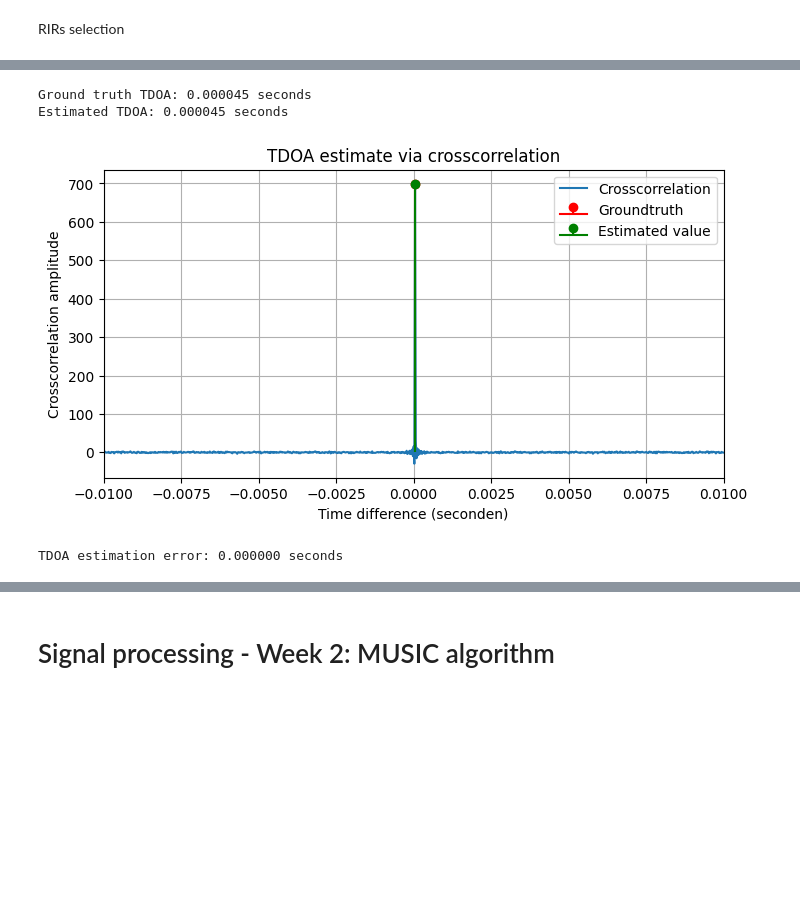
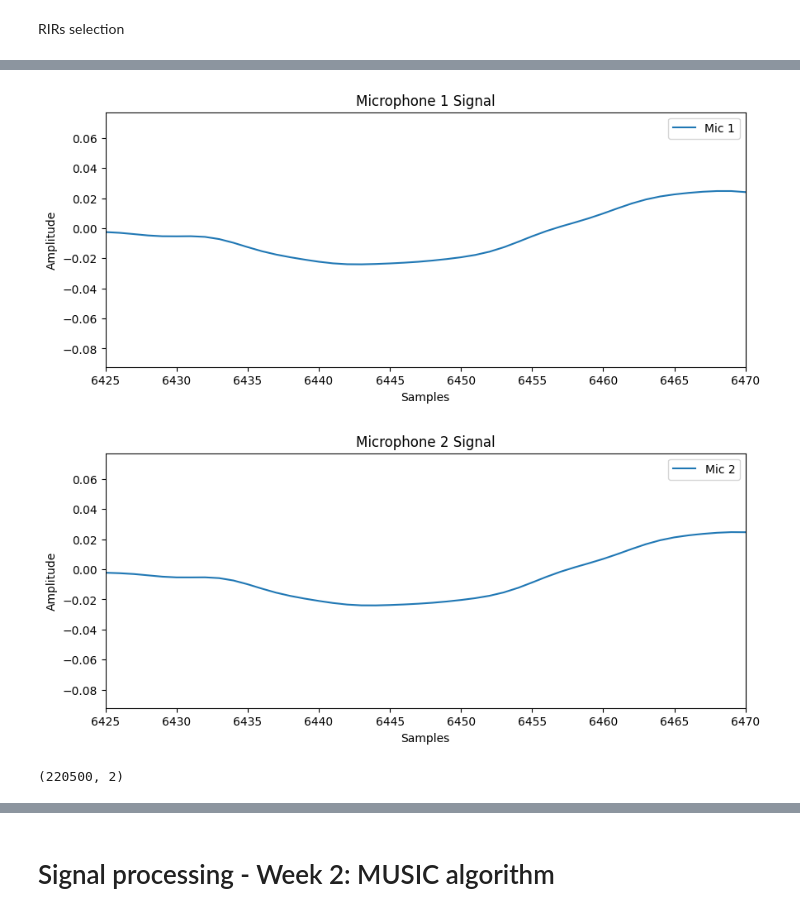
Before and after one commit to HeartUnderBladepyz/P-D-ISSP, a Jupyter notebook: notebook_skeleton.ipynb, the cells around one changed output, grey strips where cells are left out. Cells and saved outputs as stored; diff of their text form; code cells hidden in the pictures; blank space fills up the shorter version.

```diff
--- a/notebook_skeleton.ipynb
+++ b/notebook_skeleton.ipynb
@@ -187,3 +126,74 @@ plt.plot(mic[:,1])
+# %%
+# Part 2
+import scipy
+import numpy as np
+import soundfile as sf
+import scipy.signal as signal
+import sounddevice as sd
+
+def create_micsigs(target_audio_files, noise_audio_files, acousticScenario, T_s):
+    num_micro = acousticScenario.RIRsAudio.shape[1]   # number of microphones
+    # num_audio = acousticScenario.RIRsAudio.shape[2]   # number of audio sources
+    # num_noise = acousticScenario.RIRsNoise.shape[2]   # number of noise sources
+
+    fs = acousticScenario.fs
+    T_ds = int(T_s * fs)
+
+    # Load and resample target audio sources
+    speech_components = []
+    for file in target_audio_files:
+        speech, fs_audio = sf.read(file)
+        speech_resampled = signal.resample(speech, int(len(speech) * fs / fs_audio)) if fs != fs_audio else speech
+        speech_padded = np.pad(speech_resampled[:T_ds], (0, max(0, T_ds - len(speech_resampled))))
+        speech_components.append(speech_padded)
+
+    # Load and resample noise sources
+    noise_components = []
+    for file in noise_audio_files:
+        noise, fs_noise = sf.read(file)
+        noise_resampled = signal.resample(noise, int(len(noise) * fs / fs_noise)) if fs != fs_noise else noise
+        noise_padded = np.pad(noise_resampled[:T_ds], (0, max(0, T_ds - len(noise_resampled))))
+        noise_components.append(noise_padded)
+
+    mic_signals = np.zeros((T_ds, num_micro))
+    for mic_idx in range(num_micro):
+        mic_signal = np.zeros(T_ds)
+        for audio_idx, speech in enumerate(speech_components):
+            rir_speech = acousticScenario.RIRsAudio[:, mic_idx, audio_idx]
+            mic_signal += signal.fftconvolve(speech, rir_speech, mode='same')
+        for noise_idx, noise in enumerate(noise_components):
+            rir_noise = acousticScenario.RIRsNoise[:, mic_idx, noise_idx]
+            mic_signal += signal.fftconvolve(noise, rir_noise, mode='same')
+
+        mic_signals[:, mic_idx] = mic_signal
+
+    # Plot first two microphone signals
+    for mic_idx in range(num_micro):
+        plt.figure(figsize=(10, 4))
+        plt.plot(mic_signals[:, mic_idx], label=f'Mic {mic_idx + 1}')
+        plt.title(f"Microphone {mic_idx + 1} Signal")
+        # plt.xlim((6425,6470))
+        plt.xlabel("Samples")
+        plt.ylabel("Amplitude")
+        plt.legend()
+        plt.show()
+
+    return mic_signals, speech_components, noise_components
+
+Time_duration = 5
+mic, speech, noise = create_micsigs(["C:/Users/uprub/Documents/PandD/pandd2023-base/sound_files/speech1.wav"], [], acousticScenario, Time_duration)
+
+# sd.play(speech1[0:fs*1], fs)
+# sd.play(mic[:,0], fs)
+
+print(mic.shape)
+# Play the first microphone signal
+sd.play(mic[:, 0], samplerate=acousticScenario.fs)
+sd.wait()  # Wait until playback finishes
+# %% [output]
+[figure, added]
+[figure, added]
+(220500, 2)
 # %%
 #Part 3
 import numpy as np
@@ -227,12 +237,7 @@ def TDOA_corr(audio1_name, audio2_name, noise_name, acousticScenario):
   error = np.abs(estimated_TDOA - ground_truth_TDOA)
   print(f"TDOA estimation error: {error:.6f} seconds")
 
-TDOA_corr(ROOTPATH_sound + '/whitenoise_signal_1.wav',ROOTPATH_sound + '/whitenoise_signal_2.wav',ROOTPATH_sound + "/Babble_noise1.wav", acousticScenario)
+TDOA_corr('F:\KU Leuven\courses\P&D ISSP\project\panddissp-base-main\sound_files\whitenoise_signal_1.wav', 'F:\KU Leuven\courses\P&D ISSP\project\panddissp-base-main\sound_files\whitenoise_signal_2.wav',"F:\KU Leuven\courses\P&D ISSP\project\panddissp-base-main\sound_files\Babble_noise1.wav", acousticScenario)
-# %% [output]
-Ground truth TDOA: 0.000045 seconds
-Estimated TDOA: 0.000045 seconds
-[figure, removed]
-TDOA estimation error: 0.000000 seconds
 # %%
 #Part 4
 def DOA_corr(audio1_name, audio2_name, noise_name, acousticScenario):
```
Also changed, not shown: parts of 14 cells of this notebook.
